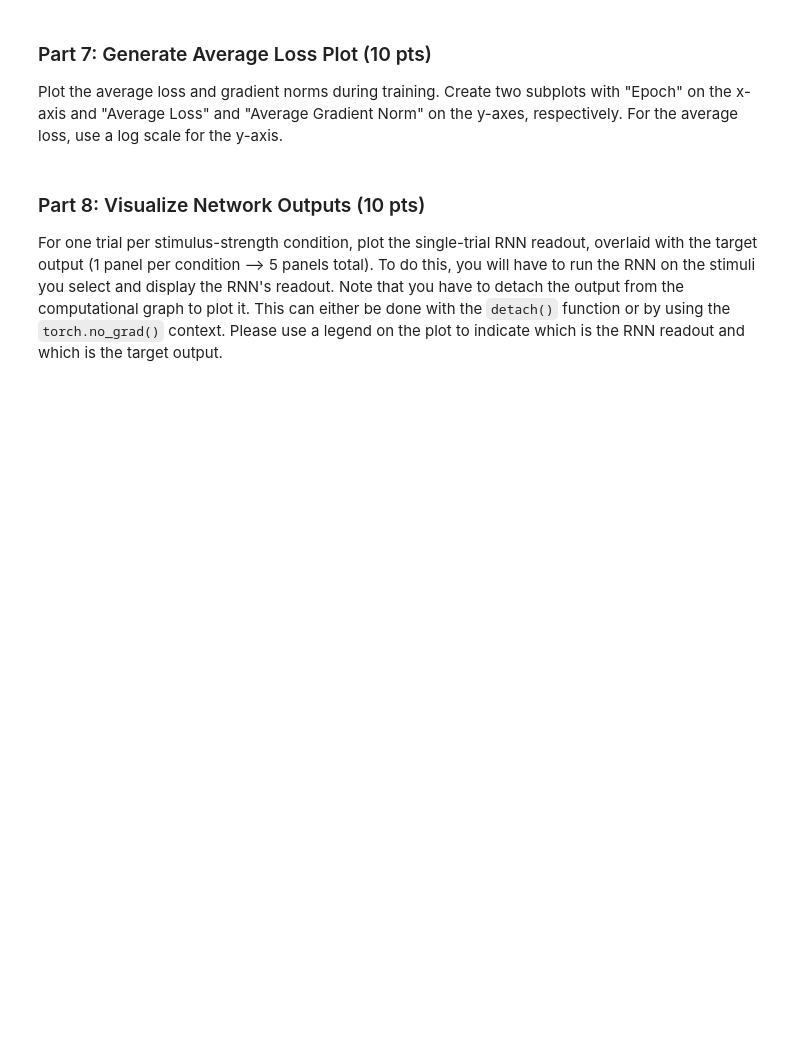
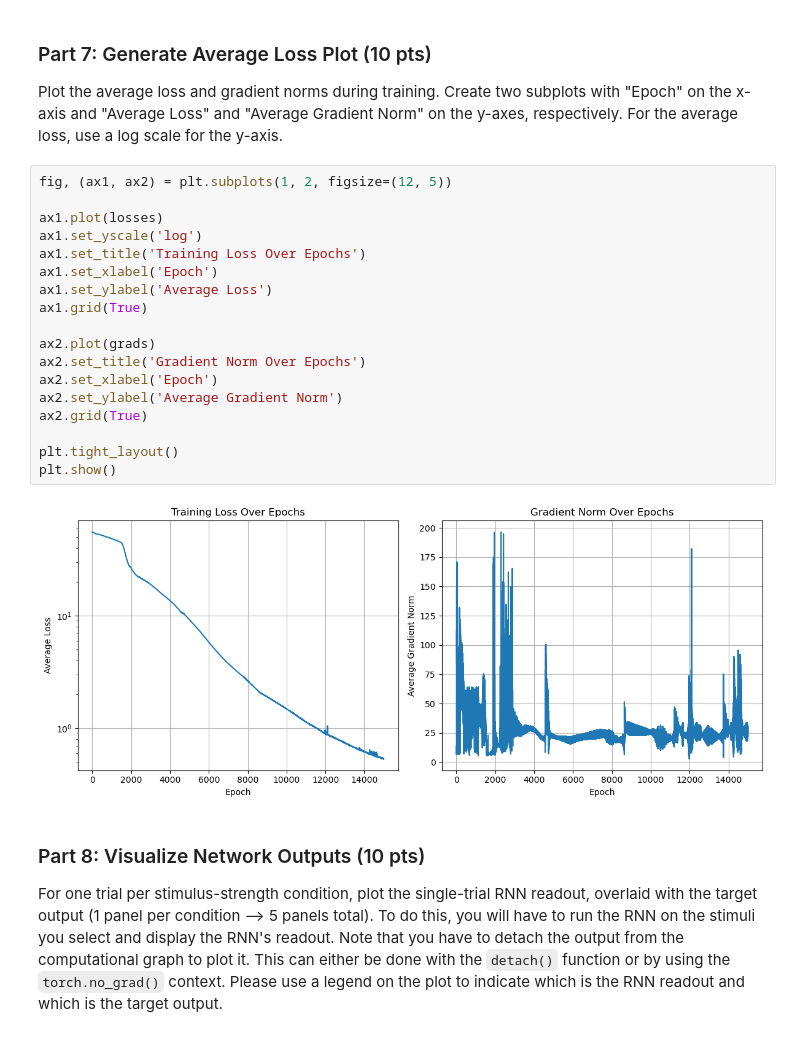
Before and after one commit to khanakagrawal/ML_for_Neuro, a Jupyter notebook: hw5/HW5b.ipynb, the cells around one changed output. Cells and saved outputs as stored; diff of their text form; blank space fills up the shorter version.

Commit message:
completed training and graphed loss and grad magnitudes

```diff
--- a/hw5/HW5b.ipynb
+++ b/hw5/HW5b.ipynb
@@ -145,6 +154,26 @@ KeyboardInterrupt:
 # %% [markdown]
 ### Part 7: Generate Average Loss Plot (10 pts)
 Plot the average loss and gradient norms during training. Create two subplots with "Epoch" on the x-axis and  "Average Loss" and "Average Gradient Norm" on the y-axes, respectively. For the average loss, use a log scale for the y-axis.
+# %%
+fig, (ax1, ax2) = plt.subplots(1, 2, figsize=(12, 5))
+
+ax1.plot(losses)
+ax1.set_yscale('log')
+ax1.set_title('Training Loss Over Epochs')
+ax1.set_xlabel('Epoch')
+ax1.set_ylabel('Average Loss')
+ax1.grid(True)
+
+ax2.plot(grads)
+ax2.set_title('Gradient Norm Over Epochs')
+ax2.set_xlabel('Epoch')
+ax2.set_ylabel('Average Gradient Norm')
+ax2.grid(True)
+
+plt.tight_layout()
+plt.show()
+# %% [output]
+[figure, added]
 # %% [markdown]
 ### Part 8: Visualize Network Outputs (10 pts)
 For one trial per stimulus-strength condition, plot the single-trial RNN readout, overlaid with the target output (1 panel per condition --> 5 panels total). To do this, you will have to run the RNN on the stimuli you select and display the RNN's readout. Note that you have to detach the output from the computational graph to plot it. This can either be done with the `detach()` function or by using the `torch.no_grad()` context. Please use a legend on the plot to indicate which is the RNN readout and which is the target output.
```
Also changed, not shown: parts of 1 cell of this notebook.
